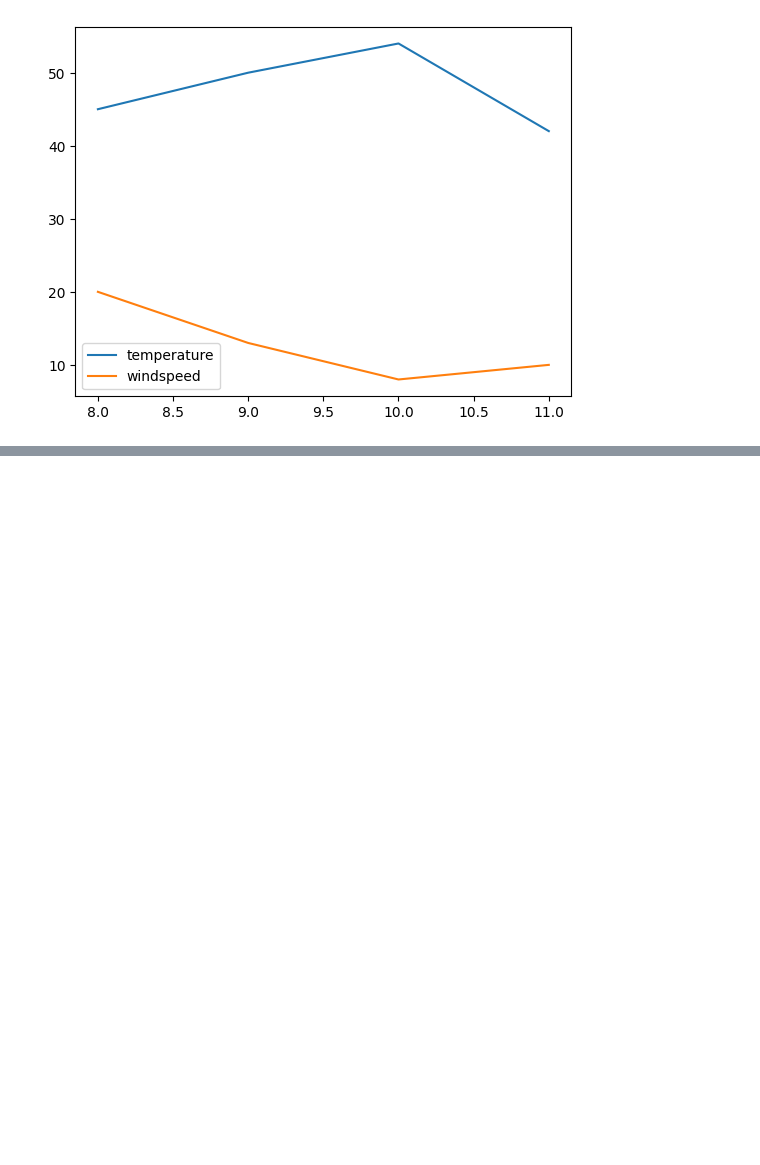
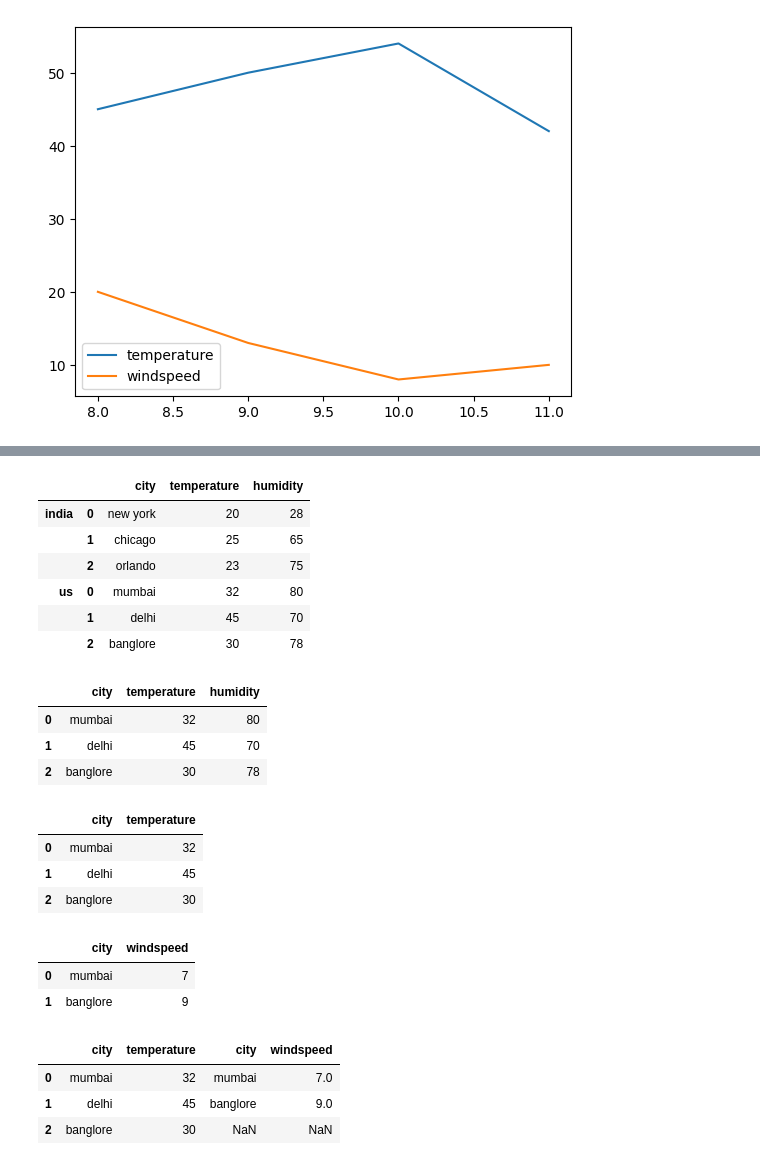
Before and after one commit to Rudrakumar111/AI_ML_Library, a Jupyter notebook: pand.ipynb, the cells around one changed output, grey strips where cells are left out. Cells and saved outputs as stored; diff of their text form; code cells hidden in the pictures; blank space fills up the shorter version.

```diff
--- a/pand.ipynb
+++ b/pand.ipynb
@@ -428,0 +473,30 @@ dtype: object
+# %%
+df = pd.concat([us_wether,india_weather],keys=["india","us"])
+# %%
+df
+# %% [output]
+|  |  | city | temperature | humidity |
+| india | 0 | new york | 20 | 28 |
+|  | 1 | chicago | 25 | 65 |
+|  | 2 | orlando | 23 | 75 |
+| us | 0 | mumbai | 32 | 80 |
+|  | 1 | delhi | 45 | 70 |
+|  | 2 | banglore | 30 | 78 |
+# %%
+df.loc['us']
+# %% [output]
+|  | city | temperature | humidity |
+| 0 | mumbai | 32 | 80 |
+| 1 | delhi | 45 | 70 |
+| 2 | banglore | 30 | 78 |
+# %%
+temperature_df = pd.DataFrame({
+     "city":['mumbai','delhi','banglore'],
+    "temperature":[32,45,30],
+})
+temperature_df
+# %% [output]
+|  | city | temperature |
+| 0 | mumbai | 32 |
+| 1 | delhi | 45 |
+| 2 | banglore | 30 |
@@ -428,0 +508,13 @@ dtype: object
+# %%
+windspeed_df
+# %% [output]
+|  | city | windspeed |
+| 0 | mumbai | 7 |
+| 1 | banglore | 9 |
+# %%
+pd.concat([temperature_df,windspeed_df],axis=1)
+# %% [output]
+|  | city | temperature | city | windspeed |
+| 0 | mumbai | 32 | mumbai | 7.0 |
+| 1 | delhi | 45 | banglore | 9.0 |
+| 2 | banglore | 30 | NaN | NaN |
```
Also changed, not shown: parts of 63 cells of this notebook, 2 other files.
